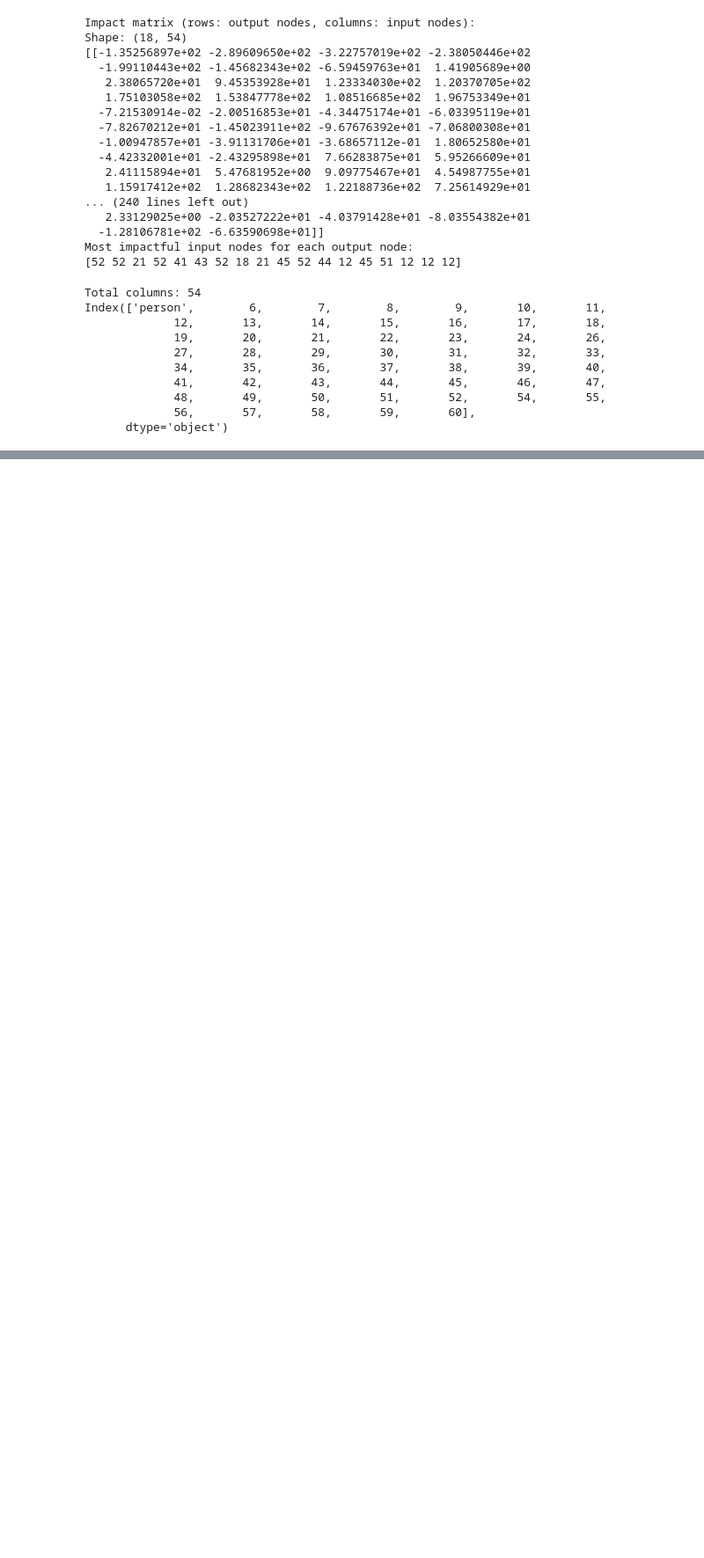
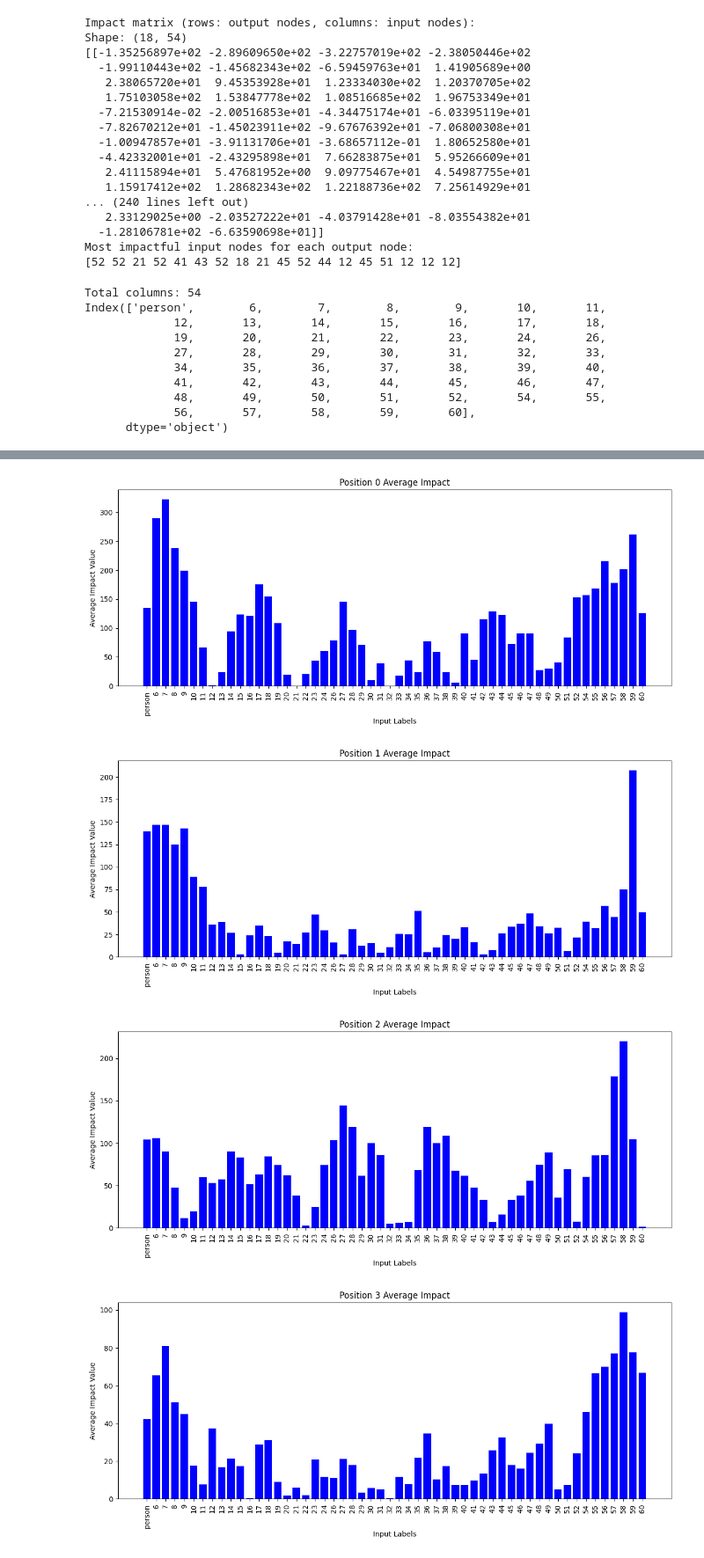
Before and after one commit to l1h2/channel_state_information, a Jupyter notebook: models/test_reduced_mlp.ipynb, the cells around one changed output, grey strips where cells are left out. Shown at 88% size. Cells and saved outputs as stored; diff of their text form; code cells hidden in the pictures; blank space fills up the shorter version.

```diff
--- a/models/test_reduced_mlp.ipynb
+++ b/models/test_reduced_mlp.ipynb
@@ -343,0 +372,23 @@ plt.show()
+# %%
+for i, t in enumerate(impact_matrix):
+    impact = {
+        str(l): abs(v)
+        for l, v in sorted(zip(input_labels, t), key=lambda item: abs(item[1]))
+    }
+    impact = {str(l): abs(v) for l, v in zip(input_labels, t)}
+
+    labels = list(impact.keys())
+    values = list(impact.values())
+
+    plt.figure(figsize=(14, 5))
+    plt.bar(labels, values, color="blue")
+    plt.title(f"Position {i} Average Impact")
+    plt.xlabel("Input Labels")
+    plt.ylabel("Average Impact Value")
+    plt.xticks(rotation=90)
+    plt.show()
+# %% [output]
+[figure, added]
+[figure, added]
+[figure, added]
+[figure, added]
```
Also changed, not shown: parts of 5 cells of this notebook, 1 other file.
